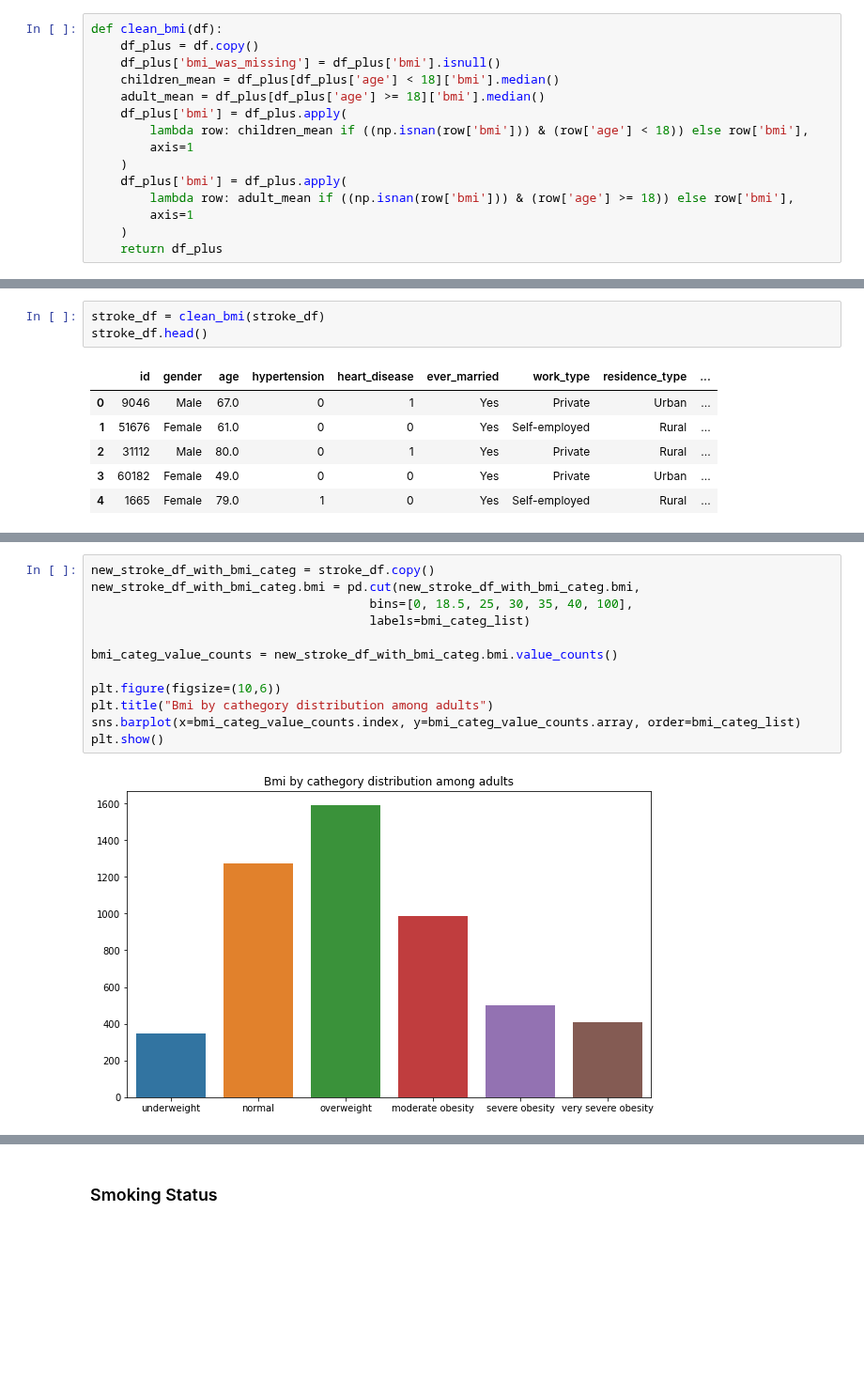
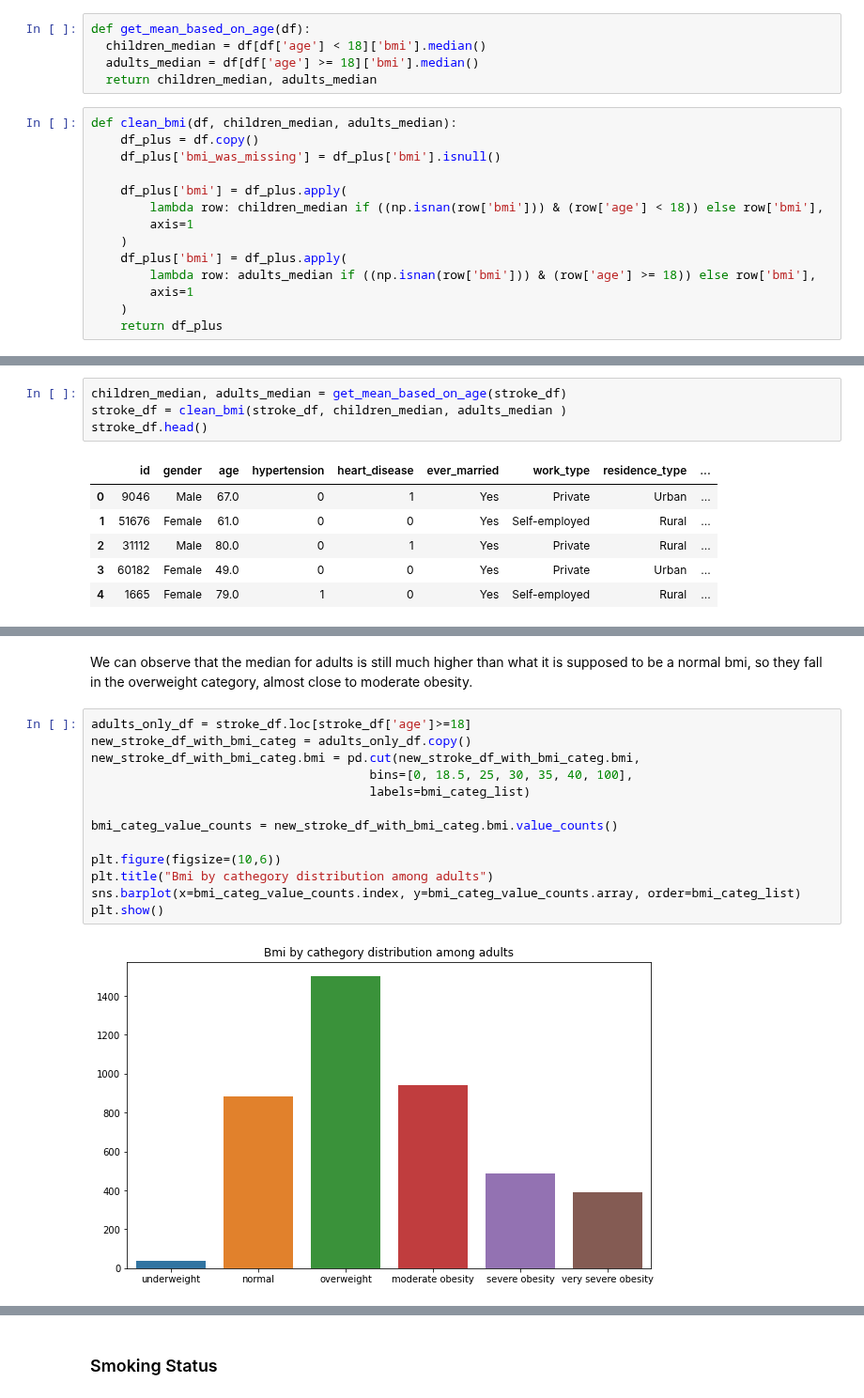
Before and after one commit to bori00/Stroke-Predictor, a Jupyter notebook: Stroke_Predictor.ipynb, the cells around one changed output, grey strips where cells are left out. Shown at 94% size. Saved outputs shown, nothing was run; the diff lists cells and outputs as text; blank space fills up the shorter version.

```diff
--- a/Stroke_Predictor.ipynb
+++ b/Stroke_Predictor.ipynb
@@ -151,18 +151,22 @@ def score_dataset(X_train, X_valid, y_train, y_valid):
     model.fit(X_train, y_train)
     preds = model.predict(X_valid)
     return mean_absolute_error(y_valid, preds)
+# %%
+def get_mean_based_on_age(df):
+  children_median = df[df['age'] < 18]['bmi'].median()
+  adults_median = df[df['age'] >= 18]['bmi'].median()
+  return children_median, adults_median
 # %%
-def clean_bmi(df):
+def clean_bmi(df, children_median, adults_median):
     df_plus = df.copy()
     df_plus['bmi_was_missing'] = df_plus['bmi'].isnull()
-    children_mean = df_plus[df_plus['age'] < 18]['bmi'].median()
-    adult_mean = df_plus[df_plus['age'] >= 18]['bmi'].median()
+
     df_plus['bmi'] = df_plus.apply(
-        lambda row: children_mean if ((np.isnan(row['bmi'])) & (row['age'] < 18)) else row['bmi'],
+        lambda row: children_median if ((np.isnan(row['bmi'])) & (row['age'] < 18)) else row['bmi'],
         axis=1
     )
     df_plus['bmi'] = df_plus.apply(
-        lambda row: adult_mean if ((np.isnan(row['bmi'])) & (row['age'] >= 18)) else row['bmi'],
+        lambda row: adults_median if ((np.isnan(row['bmi'])) & (row['age'] >= 18)) else row['bmi'],
         axis=1
     )
     return df_plus
@@ -744,7 +749,8 @@ It seems that the mean absolute error is now smaller. Altought it does not seem
 # %% [markdown]
 We will use approach 3 for our final cleaning for bmi.
 # %%
-stroke_df = clean_bmi(stroke_df)
+children_median, adults_median = get_mean_based_on_age(stroke_df)
+stroke_df = clean_bmi(stroke_df, children_median, adults_median )
 stroke_df.head()
 # %% [output]
 |  | id | gender | age | hypertension | heart_disease | ever_married | work_type | residence_type | ... |
@@ -773,14 +791,17 @@ dtype: int64
+# %% [markdown]
+We can observe that the median for adults is still much higher than what it is supposed to be a normal bmi, so they fall in the overweight category, almost close to moderate obesity.
 # %%
-new_stroke_df_with_bmi_categ = stroke_df.copy()
+adults_only_df = stroke_df.loc[stroke_df['age']>=18]
+new_stroke_df_with_bmi_categ = adults_only_df.copy()
 new_stroke_df_with_bmi_categ.bmi = pd.cut(new_stroke_df_with_bmi_categ.bmi,
                                       bins=[0, 18.5, 25, 30, 35, 40, 100],
                                       labels=bmi_categ_list)
 
 bmi_categ_value_counts = new_stroke_df_with_bmi_categ.bmi.value_counts()
 
 plt.figure(figsize=(10,6))
 plt.title("Bmi by cathegory distribution among adults")
 sns.barplot(x=bmi_categ_value_counts.index, y=bmi_categ_value_counts.array, order=bmi_categ_list)
 plt.show()
 # %% [output]
-[figure, old version]
+[figure, new version]
```
Also changed, not shown: parts of 8 cells of this notebook.
